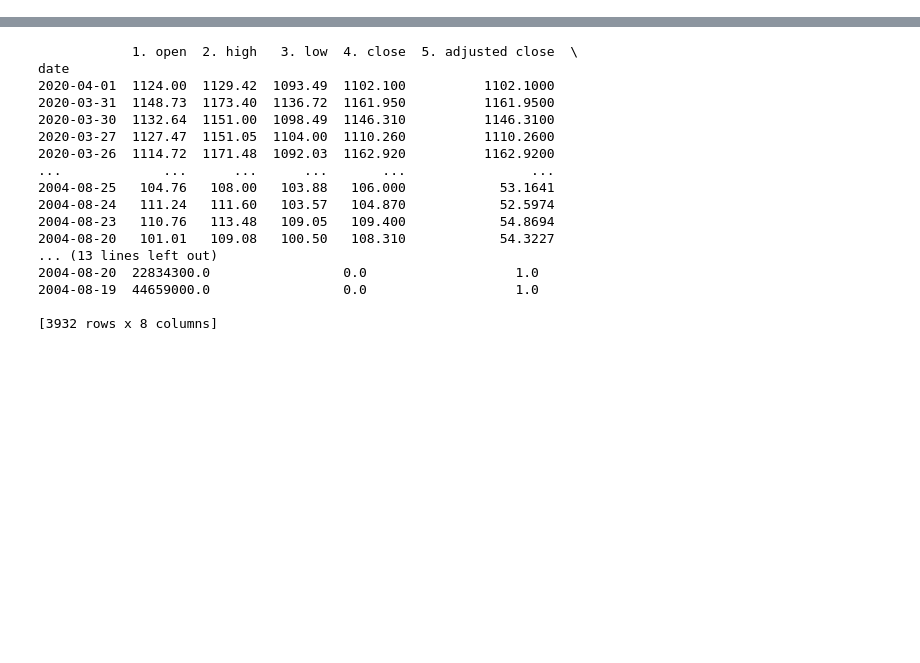
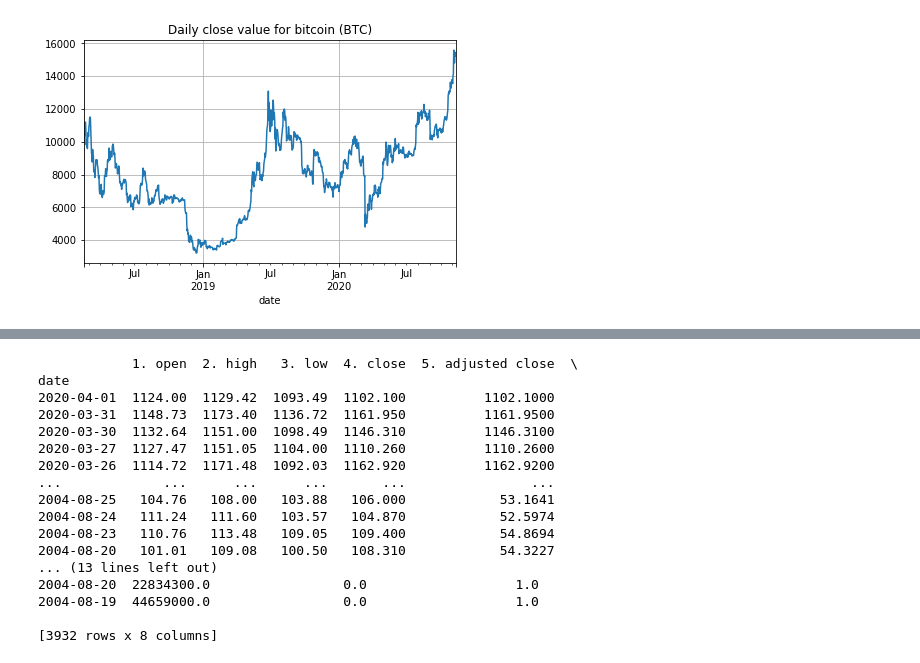
Before and after one commit to lstuurman/Complex-Systems-Stock-Market, a Jupyter notebook: Tryout_notebook/YhoFinance.ipynb, the cells around one changed output, grey strips where cells are left out. Saved outputs shown, nothing was run; the diff lists cells and outputs as text; code cells hidden in the pictures; blank space fills up the shorter version.

```diff
--- a/Tryout_notebook/YhoFinance.ipynb
+++ b/Tryout_notebook/YhoFinance.ipynb
@@ -43,0 +30,13 @@ date
+# %%
+from alpha_vantage.cryptocurrencies import CryptoCurrencies
+cc = CryptoCurrencies(key='R6L2F8R75QMK25HR', output_format='pandas')
+data, meta_data = cc.get_digital_currency_daily(symbol='BTC', market='USD')
+#data, meta_data = cc.get_digital_currency_monthly(symbol='BTC', market='USD')
+#data, meta_data = cc.get_digital_currency_weekly(symbol='BTC', market='USD')
+data['4b. close (USD)'].plot()
+plt.tight_layout()
+plt.title('Daily close value for bitcoin (BTC)')
+plt.grid()
+plt.show()
+# %% [output]
+[figure, added]
```
Also changed, not shown: parts of 8 cells of this notebook, 11 other files.
